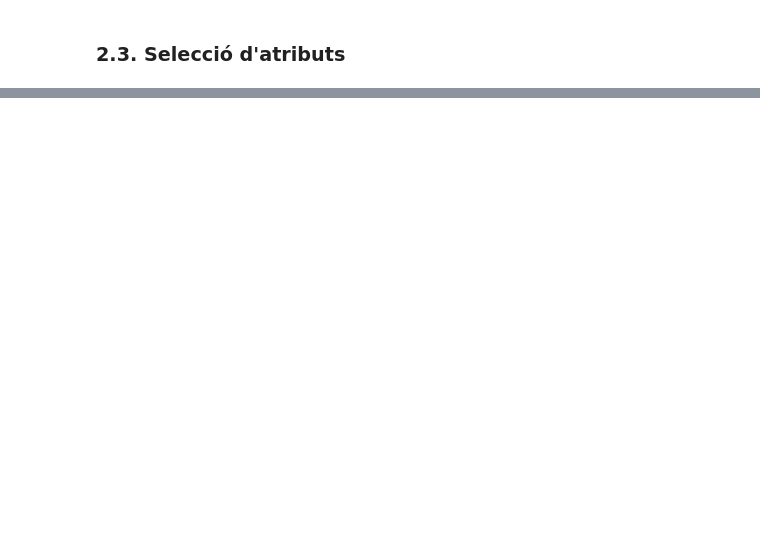
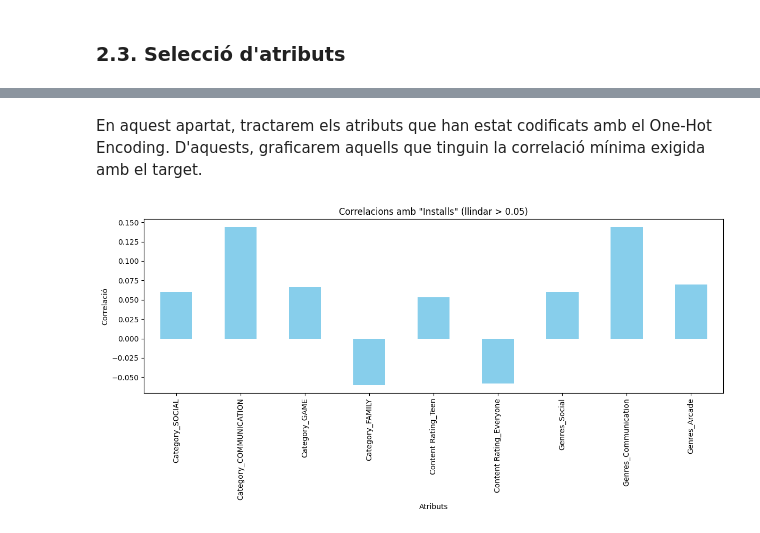
Before and after one commit to NIU1672001/Google-Play-Store-Apps, a Jupyter notebook: Google Play Store Apps.ipynb, the cells around one changed output, grey strips where cells are left out. Saved outputs shown, nothing was run; the diff lists cells and outputs as text; code cells hidden in the pictures; blank space fills up the shorter version.

```diff
--- a/Google Play Store Apps.ipynb
+++ b/Google Play Store Apps.ipynb
@@ -743,0 +772,33 @@ test_data = pd.DataFrame(data_escalada_test, columns=test_data.columns)
+# %%
+# Eliminar Android Ver i Current Ver del train_data
+train_data.drop(['Android Ver', 'Current Ver', 'Price'], axis=1, inplace=True)
+
+# Eliminar Android Ver i Current Ver del train_set
+test_data.drop(['Android Ver', 'Current Ver', 'Price'], axis=1, inplace=True)
+# %% [markdown]
+En aquest apartat, tractarem els atributs que han estat codificats amb el One-Hot Encoding. D'aquests, graficarem aquells que tinguin la correlació mínima exigida amb el target.
+# %%
+# Definir el llindar i seleccionar les columnes potencials
+threshold = 0.05
+potential_columns = [col for col in train_data.columns if col.startswith('Content')
+                     or col.startswith('Category')
+                     or col.startswith('Genre')] + ['Installs']
+
+# Calcular la matriu de correlació i filtrar pel llindar
+correlation_installs = train_data[potential_columns].corr()['Installs']
+columns_above_threshold = correlation_installs[correlation_installs.abs() > threshold].index.tolist()
+
+# Identificar columnes que no compleixen amb el llindar
+columns_below_threshold = [col for col in potential_columns if col not in columns_above_threshold and col != 'Installs']
+
+# Visualitzar les correlacions que compleixen amb el llindar
+correlation_passing = correlation_installs[correlation_installs.abs() > threshold].drop('Installs', errors='ignore')
+correlation_passing.plot(kind='bar', figsize=(12, 6), color='skyblue',
+                         title=f'Correlacions amb "Installs" (llindar > {threshold})')
+plt.ylabel('Correlació')
+plt.xlabel('Atributs')
+plt.xticks(rotation=90)
+plt.tight_layout()
+plt.show()
+# %% [output]
+[figure, added]
```
Also changed, not shown: parts of 12 cells of this notebook.
